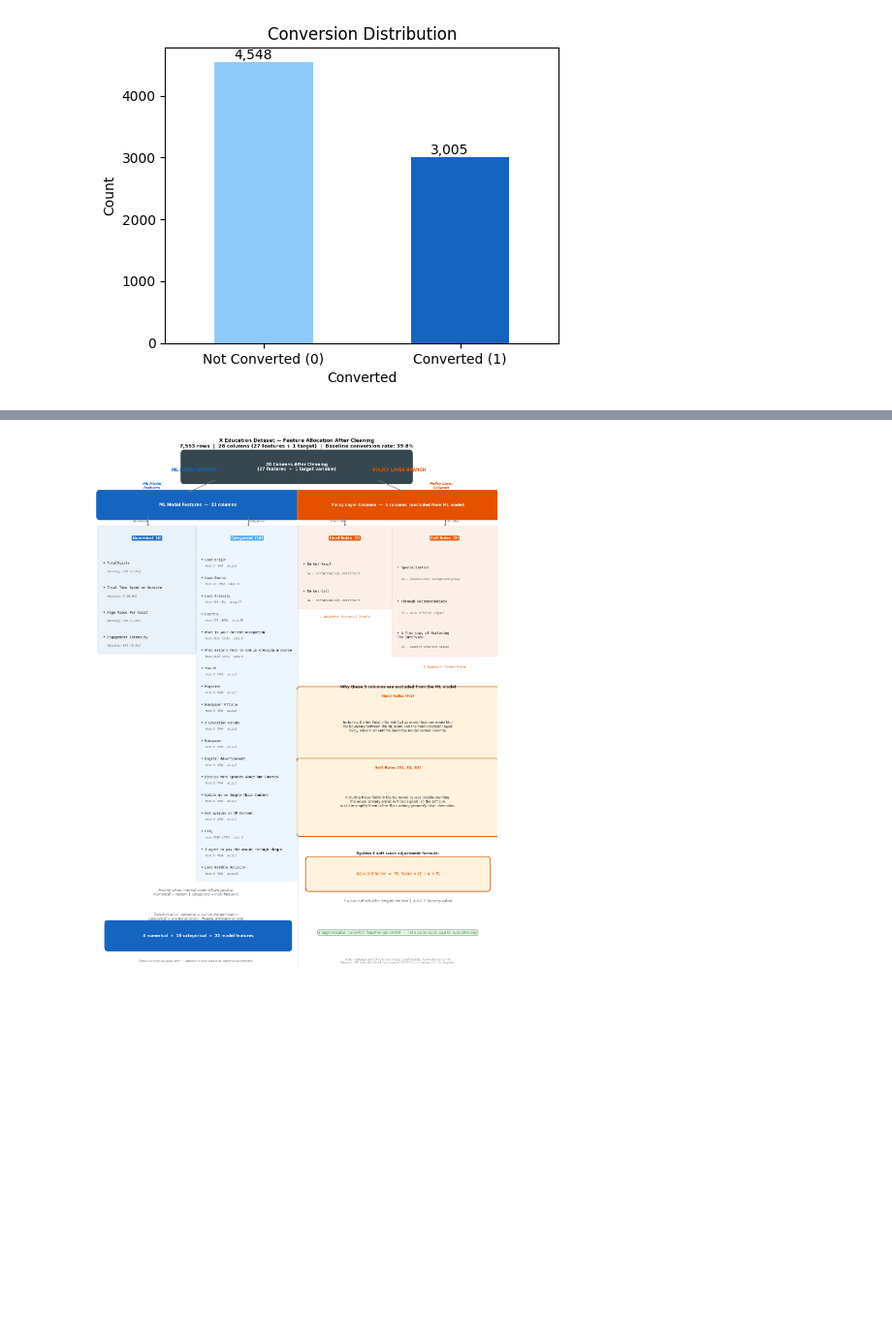
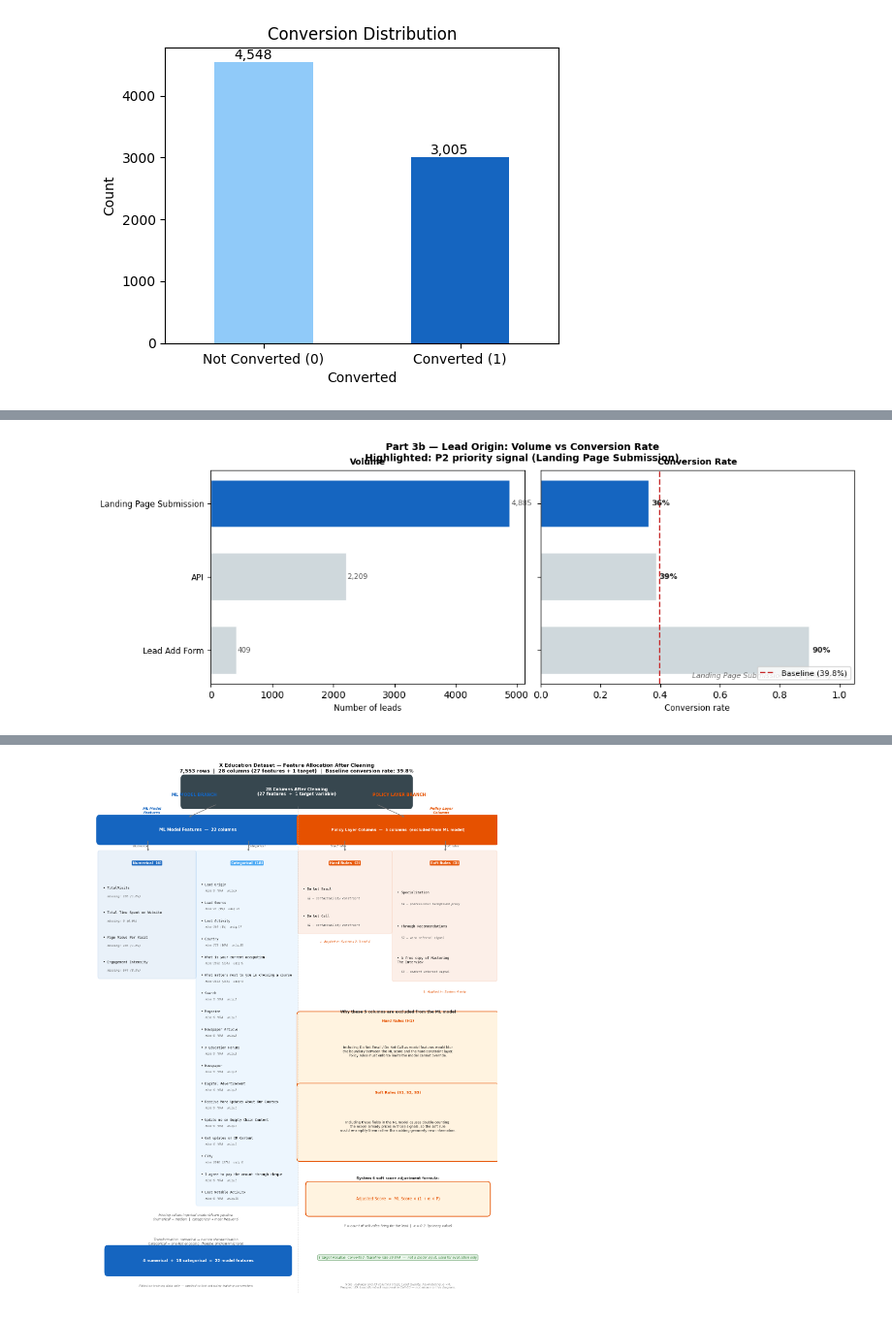
Before and after one commit to thomami244/Masters_Constrained_Lead_Qualification, a Jupyter notebook: Masters_Constrained_Lead_Qualification_Notebook.ipynb, the cells around one changed output, grey strips where cells are left out. Shown at 97% size. Saved outputs shown, nothing was run; the diff lists cells and outputs as text; code cells hidden in the pictures; blank space fills up the shorter version.

```diff
--- a/Masters_Constrained_Lead_Qualification_Notebook.ipynb
+++ b/Masters_Constrained_Lead_Qualification_Notebook.ipynb
@@ -386,0 +555,21 @@ plt.show()
+# %%
+
+# ---EDA 3b. Lead Origin (P2 justification) ---
+fig = plt.figure(figsize=(12, 4))
+fig.suptitle(
+    'Part 3b — Lead Origin: Volume vs Conversion Rate\n'
+    'Highlighted: P2 priority signal (Landing Page Submission)',
+    fontsize=10, fontweight='bold'
+)
+gs = gridspec.GridSpec(1, 2, figure=fig, wspace=0.05)
+ax_l2, ax_r2 = fig.add_subplot(gs[0]), fig.add_subplot(gs[1])
+plot_categorical_eda("Lead Origin",
+                      "Lead Origin",
+                      ax_l2, ax_r2,
+                      highlight="Landing Page",
+                      note="Landing Page Submission = P2 priority rule")
+plt.tight_layout()
+plt.savefig('fig_EDA_03b_lead_origin.png', dpi=150, bbox_inches='tight')
+plt.show()
+# %% [output]
+[figure, added]
```
Also changed, not shown: parts of 17 cells of this notebook.
